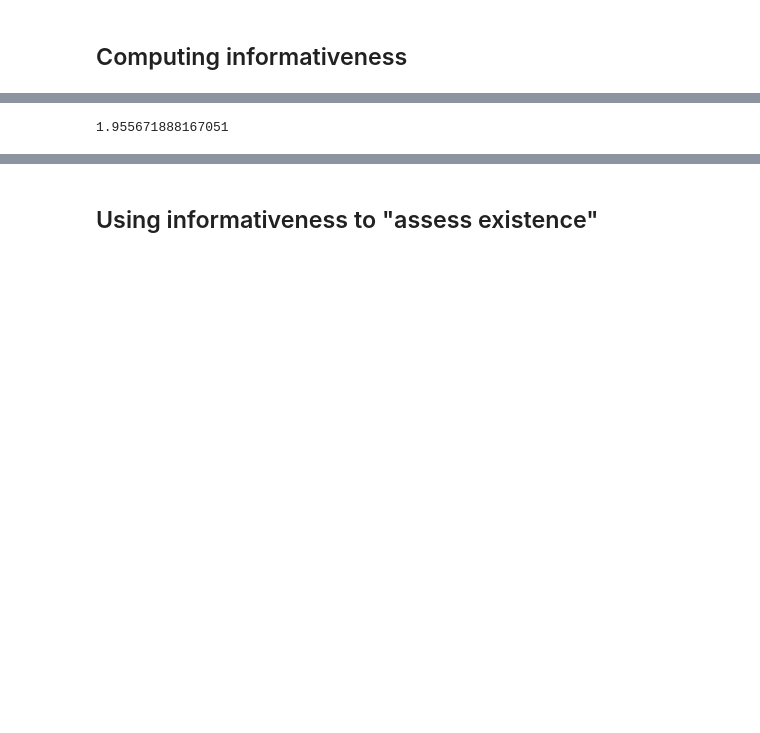
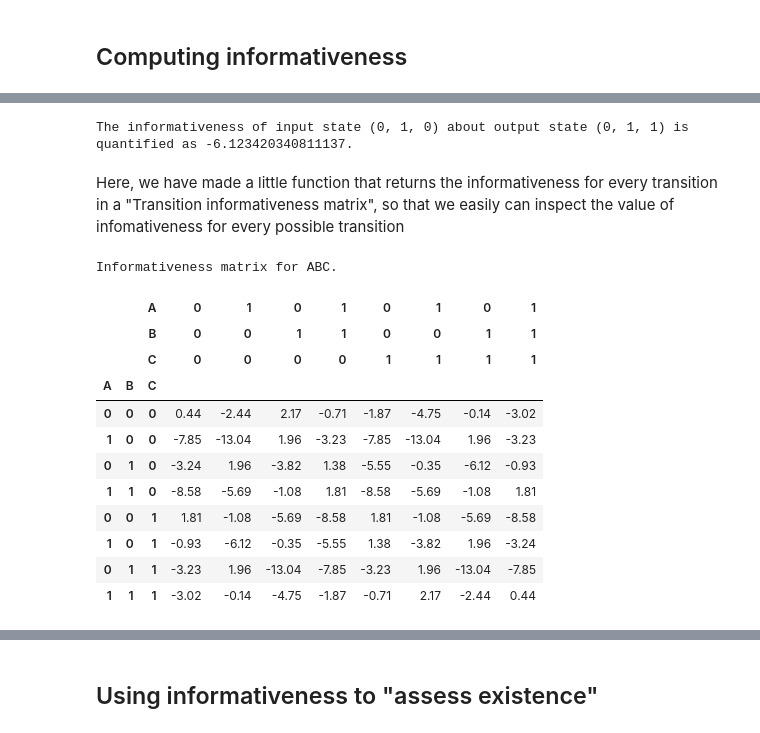
Before and after one commit to bjorneju/IIT_wiki_tutorial, a Jupyter notebook: notebooks/1_assessing_existence.ipynb, the cells around one changed output, grey strips where cells are left out. Saved outputs shown, nothing was run; the diff lists cells and outputs as text; code cells hidden in the pictures; blank space fills up the shorter version.

```diff
--- a/notebooks/1_assessing_existence.ipynb
+++ b/notebooks/1_assessing_existence.ipynb
@@ -411,6 +433,15 @@ P_all_unconstrained
 # %%
+# pick input and output states for a transition
 input_state = (0,1,0)
 output_state = (0,1,1)
 
+# obtain constrained and unconstrained probabilities for the output state
 P_constrained = utils.constrained_probability(substrate,output_state,input_state)
 P_unconstrained = utils.unconstrained_probability(substrate,output_state)
+
+# compute informativeness
+informativeness = np.log2(P_constrained/P_unconstrained)
+
+print('The informativeness of input state {} about output state {} is quantified as {}.'.format(input_state, output_state, informativeness))
+# %% [output]
+The informativeness of input state (0, 1, 0) about output state (0, 1, 1) is quantified as -6.123420340811137.
@@ -419,4 +448,19 @@ informativeness = np.log2(P_constrained/P_unconstrained)
+# %% [markdown]
+Here, we have made a little function that returns the informativeness for every transition in a "Transition informativeness matrix", so that we easily can inspect the value of infomativeness for every possible transition
 # %%
-informativeness
+TIM = utils.transition_informativeness_matrix(substrate)
+viz.transition_informativeness_matrix(substrate)
 # %% [output]
-1.955671888167051
+Informativeness matrix for ABC.
+|  |  | A | 0 | 1 | 0 | 1 | 0 | 1 | 0 | 1 |
+|  |  | B | 0 | 0 | 1 | 1 | 0 | 0 | 1 | 1 |
+|  |  | C | 0 | 0 | 0 | 0 | 1 | 1 | 1 | 1 |
+| A | B | C |  |  |  |  |  |  |  |  |
+| 0 | 0 | 0 | 0.44 | -2.44 | 2.17 | -0.71 | -1.87 | -4.75 | -0.14 | -3.02 |
+| 1 | 0 | 0 | -7.85 | -13.04 | 1.96 | -3.23 | -7.85 | -13.04 | 1.96 | -3.23 |
+| 0 | 1 | 0 | -3.24 | 1.96 | -3.82 | 1.38 | -5.55 | -0.35 | -6.12 | -0.93 |
+| 1 | 1 | 0 | -8.58 | -5.69 | -1.08 | 1.81 | -8.58 | -5.69 | -1.08 | 1.81 |
+| 0 | 0 | 1 | 1.81 | -1.08 | -5.69 | -8.58 | 1.81 | -1.08 | -5.69 | -8.58 |
+| 1 | 0 | 1 | -0.93 | -6.12 | -0.35 | -5.55 | 1.38 | -3.82 | 1.96 | -3.24 |
+| 0 | 1 | 1 | -3.23 | 1.96 | -13.04 | -7.85 | -3.23 | 1.96 | -13.04 | -7.85 |
+| 1 | 1 | 1 | -3.02 | -0.14 | -4.75 | -1.87 | -0.71 | 2.17 | -2.44 | 0.44 |
```
Also changed, not shown: parts of 16 cells of this notebook, 2 other files.
